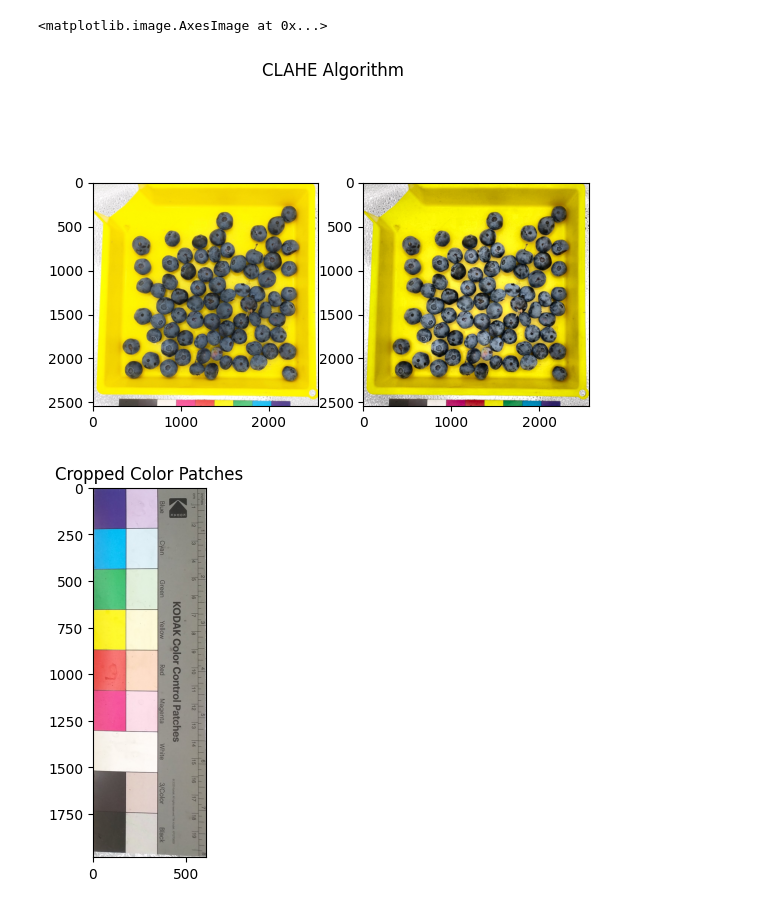
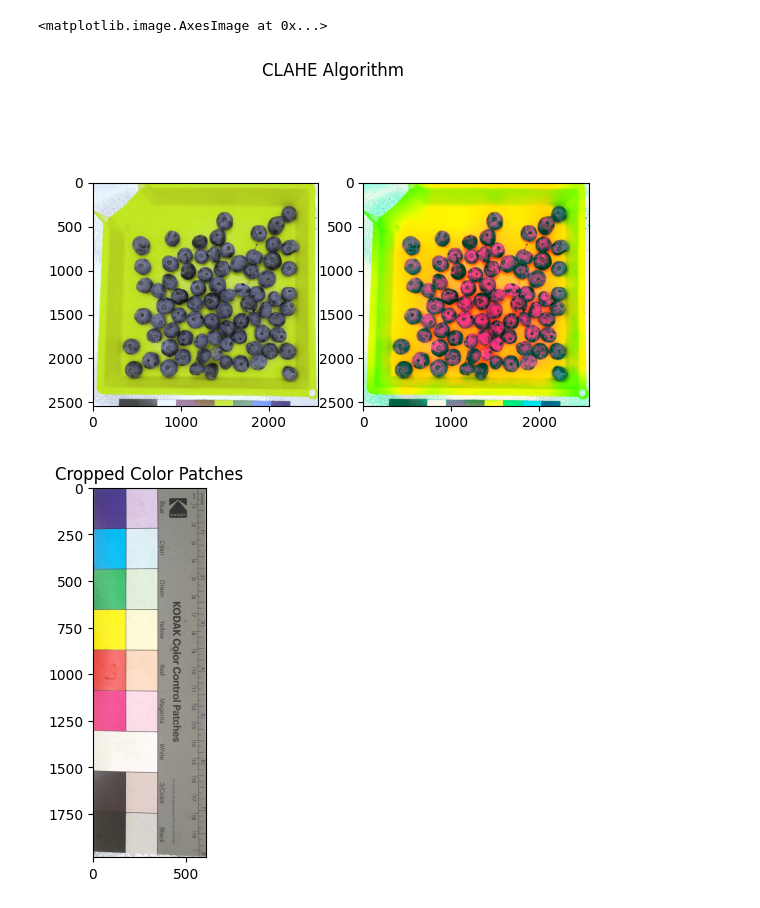
Before and after one commit to smarabattula/aros-blueberry, a Jupyter notebook: ColorCorrection.ipynb, the cells around one changed output. Saved outputs shown, nothing was run; the diff lists cells and outputs as text; code cells hidden in the pictures.

Commit message:
color

```diff
--- a/ColorCorrection.ipynb
+++ b/ColorCorrection.ipynb
@@ -25,19 +25,19 @@ ax[1].imshow(img_output)
 # %%
-img_lab = cv2.cvtColor(img, cv2.COLOR_RGB2LAB)
+img_lab = cv2.cvtColor(img, cv2.COLOR_RGB2XYZ)
 
 L,a,b = cv2.split(img_lab)
 clahe = cv2.createCLAHE(clipLimit=2.0)
 eq_L = clahe.apply(L)
 
-img_output1 = cv2.cvtColor(cv2.merge([eq_L, a, b]), cv2.COLOR_LAB2RGB)
+img_output1 = cv2.cvtColor(cv2.merge([eq_L, a, b]), cv2.COLOR_XYZ2RGB)
 
 fig1, ax1 = plt.subplots(1,2)
 fig1.suptitle("CLAHE Algorithm")
-ax1[0].imshow(img)
+ax1[0].imshow(img_lab)
 ax1[1].imshow(img_output1)
 # %% [output]
 <matplotlib.image.AxesImage at 0x...>
-[figure, old version]
+[figure, new version]
 # %%
 import cv2
 import numpy as np
```
Also changed, not shown: parts of 8 cells of this notebook.
